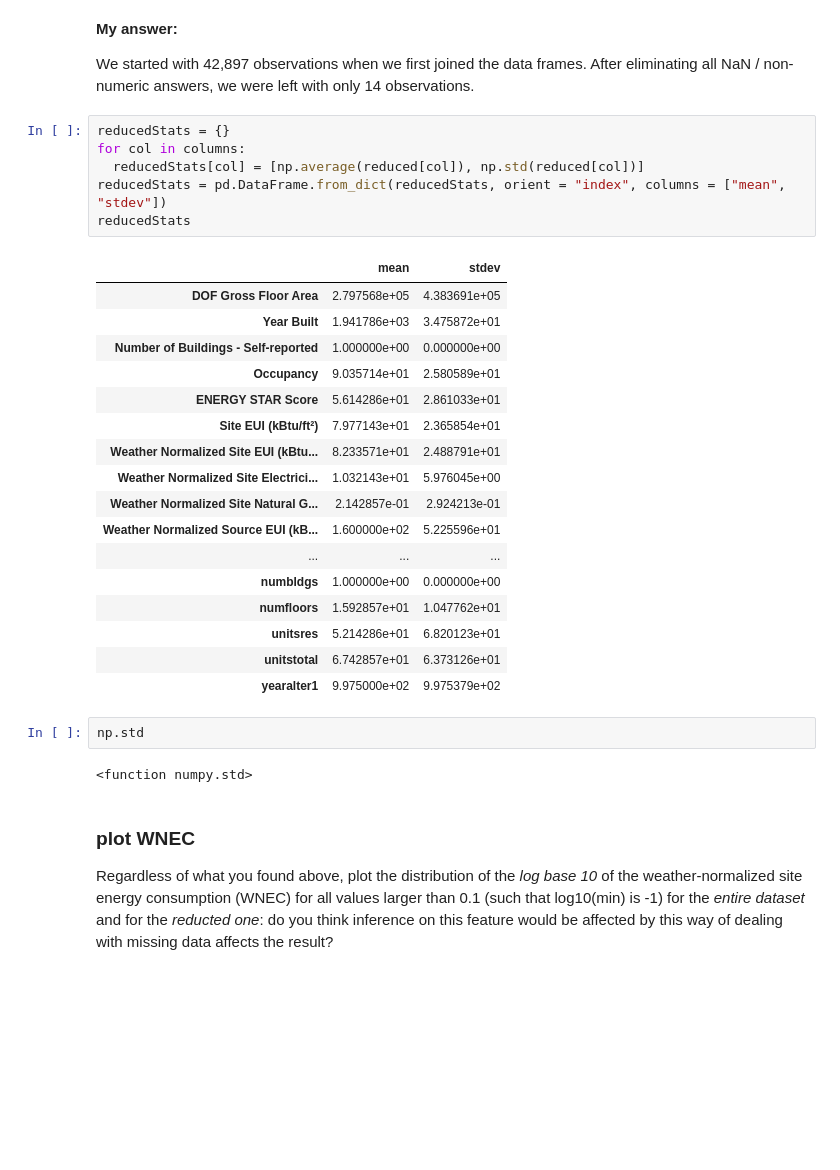
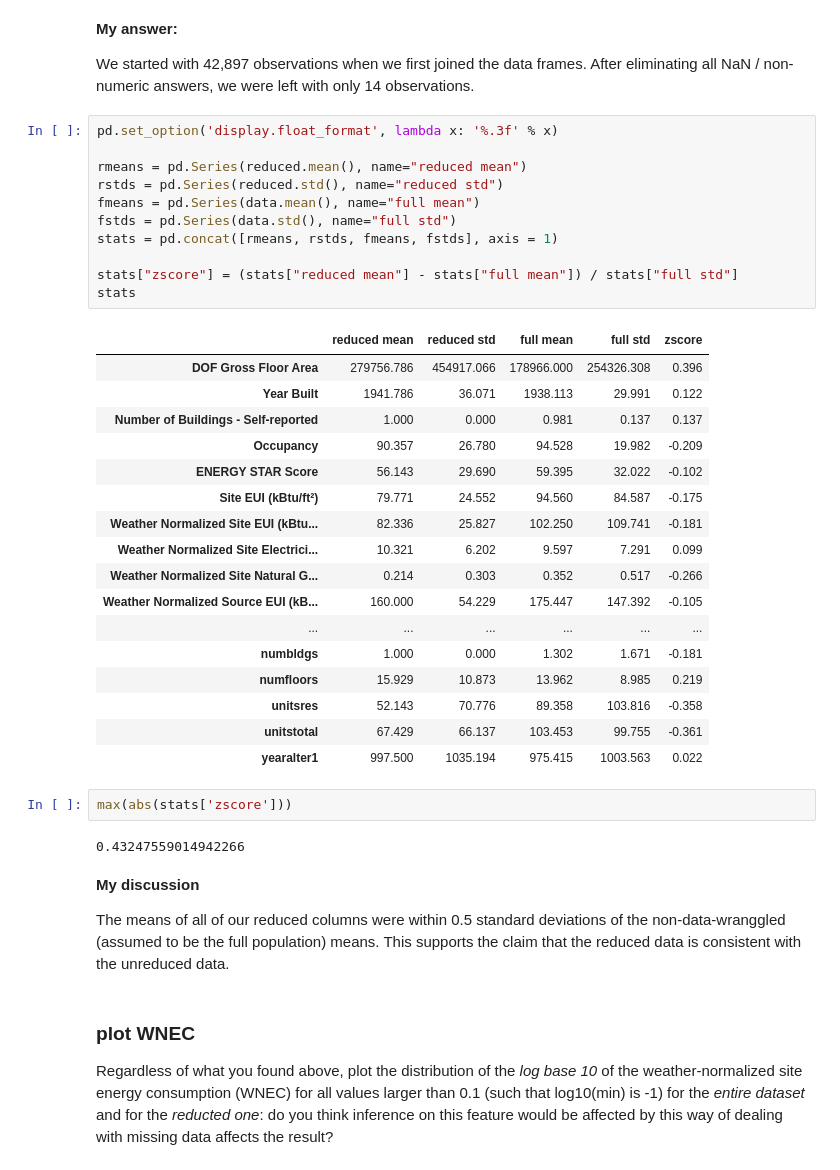
Before and after one commit to DesiPilla/DSPS_dPilla, a Jupyter notebook: HW5/BuildingsEnergyOwners.ipynb, the cells around one changed output. Saved outputs shown, nothing was run; the diff lists cells and outputs as text; blank space fills up the shorter version.

```diff
--- a/HW5/BuildingsEnergyOwners.ipynb
+++ b/HW5/BuildingsEnergyOwners.ipynb
@@ -117,34 +136,43 @@ You can approach this question in a number of ways, and you have done this in th
 **My answer:**
 
 We started with 42,897 observations when we first joined the data frames. After eliminating all NaN / non-numeric answers, we were left with only 14 observations.
-# %%
-reducedStats = {}
-for col in columns:
-  reducedStats[col] = [np.average(reduced[col]), np.std(reduced[col])]
-reducedStats = pd.DataFrame.from_dict(reducedStats, orient = "index", columns = ["mean", "stdev"])
-reducedStats
-# %% [output]
-|  | mean | stdev |
-| DOF Gross Floor Area | 2.797568e+05 | 4.383691e+05 |
-| Year Built | 1.941786e+03 | 3.475872e+01 |
-| Number of Buildings - Self-reported | 1.000000e+00 | 0.000000e+00 |
-| Occupancy | 9.035714e+01 | 2.580589e+01 |
-| ENERGY STAR Score | 5.614286e+01 | 2.861033e+01 |
-| Site EUI (kBtu/ft²) | 7.977143e+01 | 2.365854e+01 |
-| Weather Normalized Site EUI (kBtu... | 8.233571e+01 | 2.488791e+01 |
-| Weather Normalized Site Electrici... | 1.032143e+01 | 5.976045e+00 |
-| Weather Normalized Site Natural G... | 2.142857e-01 | 2.924213e-01 |
-| Weather Normalized Source EUI (kB... | 1.600000e+02 | 5.225596e+01 |
-| ... | ... | ... |
-| numbldgs | 1.000000e+00 | 0.000000e+00 |
-| numfloors | 1.592857e+01 | 1.047762e+01 |
-| unitsres | 5.214286e+01 | 6.820123e+01 |
-| unitstotal | 6.742857e+01 | 6.373126e+01 |
-| yearalter1 | 9.975000e+02 | 9.975379e+02 |
-# %%
-np.std
-# %% [output]
-<function numpy.std>
+# %%
+pd.set_option('display.float_format', lambda x: '%.3f' % x)
+
+rmeans = pd.Series(reduced.mean(), name="reduced mean")
+rstds = pd.Series(reduced.std(), name="reduced std")
+fmeans = pd.Series(data.mean(), name="full mean")
+fstds = pd.Series(data.std(), name="full std")
+stats = pd.concat([rmeans, rstds, fmeans, fstds], axis = 1)
+
+stats["zscore"] = (stats["reduced mean"] - stats["full mean"]) / stats["full std"]
+stats
+# %% [output]
+|  | reduced mean | reduced std | full mean | full std | zscore |
+| DOF Gross Floor Area | 279756.786 | 454917.066 | 178966.000 | 254326.308 | 0.396 |
+| Year Built | 1941.786 | 36.071 | 1938.113 | 29.991 | 0.122 |
+| Number of Buildings - Self-reported | 1.000 | 0.000 | 0.981 | 0.137 | 0.137 |
+| Occupancy | 90.357 | 26.780 | 94.528 | 19.982 | -0.209 |
+| ENERGY STAR Score | 56.143 | 29.690 | 59.395 | 32.022 | -0.102 |
+| Site EUI (kBtu/ft²) | 79.771 | 24.552 | 94.560 | 84.587 | -0.175 |
+| Weather Normalized Site EUI (kBtu... | 82.336 | 25.827 | 102.250 | 109.741 | -0.181 |
+| Weather Normalized Site Electrici... | 10.321 | 6.202 | 9.597 | 7.291 | 0.099 |
+| Weather Normalized Site Natural G... | 0.214 | 0.303 | 0.352 | 0.517 | -0.266 |
+| Weather Normalized Source EUI (kB... | 160.000 | 54.229 | 175.447 | 147.392 | -0.105 |
+| ... | ... | ... | ... | ... | ... |
+| numbldgs | 1.000 | 0.000 | 1.302 | 1.671 | -0.181 |
+| numfloors | 15.929 | 10.873 | 13.962 | 8.985 | 0.219 |
+| unitsres | 52.143 | 70.776 | 89.358 | 103.816 | -0.358 |
+| unitstotal | 67.429 | 66.137 | 103.453 | 99.755 | -0.361 |
+| yearalter1 | 997.500 | 1035.194 | 975.415 | 1003.563 | 0.022 |
+# %%
+max(abs(stats['zscore']))
+# %% [output]
+0.43247559014942266
+# %% [markdown]
+**My discussion**
+
+The means of all of our reduced columns were within 0.5 standard deviations of the non-data-wranggled (assumed to be the full population) means. This supports the claim that the reduced data is consistent with the unreduced data.
 # %% [markdown]
 ### plot WNEC
 Regardless of what you found above, plot the distribution of the _log base 10_ of the weather-normalized site energy consumption (WNEC) for all values larger than 0.1 (such that log10(min) is -1) for the _entire dataset_ and for the _reducted one_: do you think inference on this feature would be affected by this way of dealing with missing data affects the result?
```
Also changed, not shown: parts of 7 cells of this notebook.
